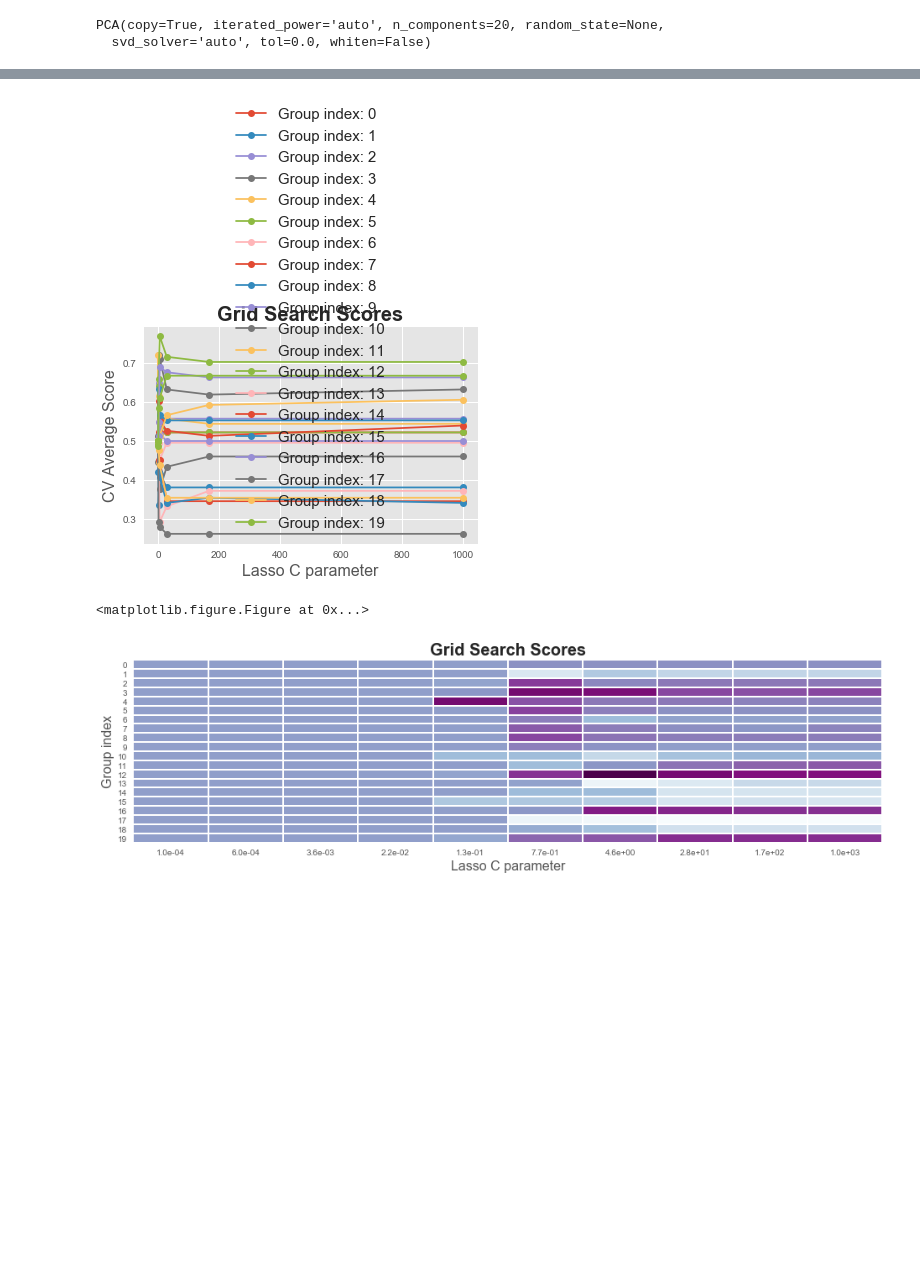
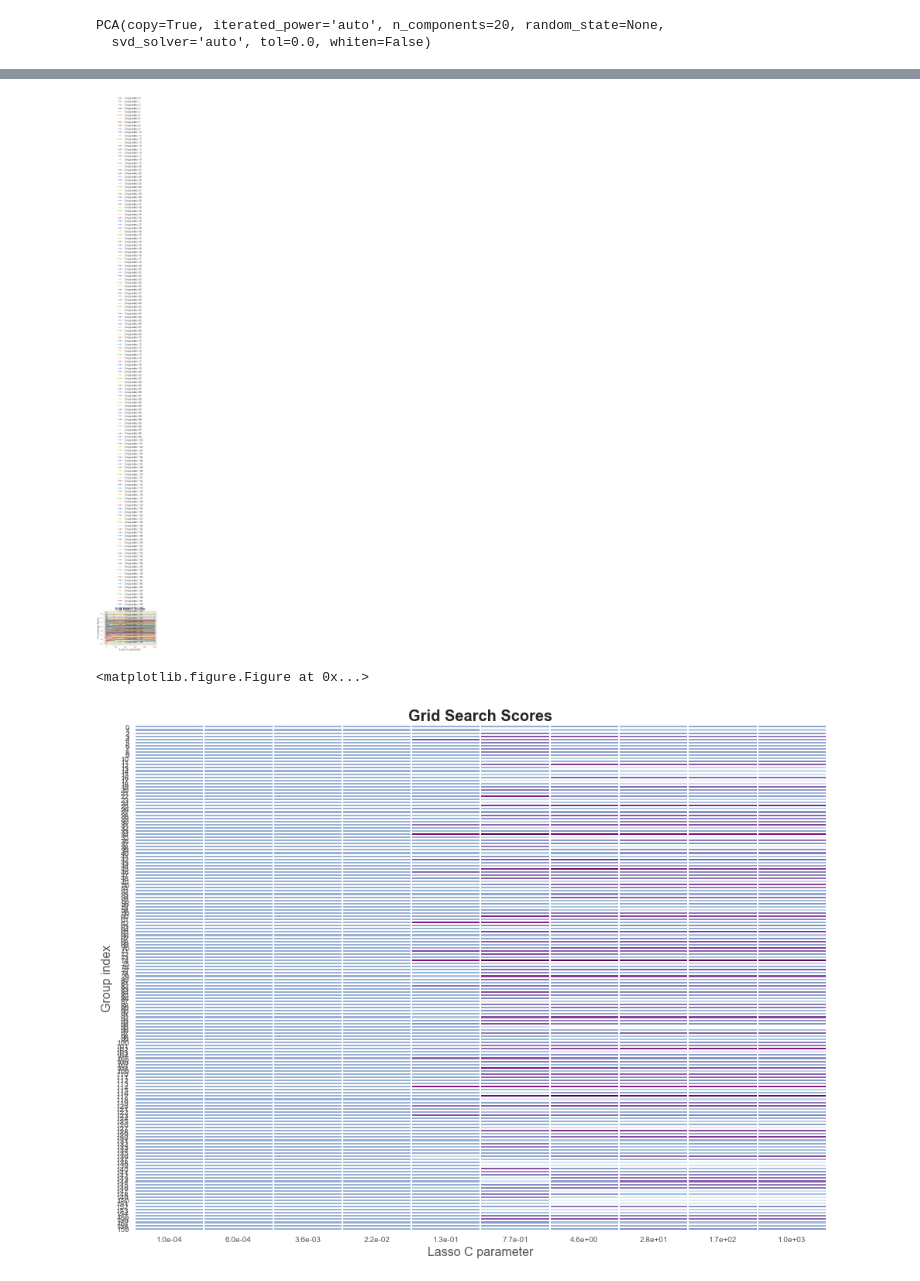
Before and after one commit to yeatmanlab/AFQ-Insight, a Jupyter notebook: dev_pipeline.ipynb, the cells around one changed output, grey strips where cells are left out. Cells and saved outputs as stored; diff of their text form; code cells hidden in the pictures; blank space fills up the shorter version.

Commit message:
Run for all groups in dev_pipeline.ipynb

```diff
--- a/dev_pipeline.ipynb
+++ b/dev_pipeline.ipynb
@@ -78,7 +78,7 @@ steps = [
 
 pipeline = Pipeline(steps)
 # %%
-params_groups = np.arange(20)
+params_groups = np.sort(np.unique(groups))
 params_lasso = np.logspace(-4, 3, 10)
 
 param_grid = {
@@ -159,7 +158,7 @@ plot_grid_search(
     name_param_2='Group index'
 )
 # %% [output]
-[figure, old version]
+[figure, new version]
 # %%
 def grid_search_heatmap(cv_results, score_name, grid_param_1, grid_param_2, name_param_1, name_param_2):
     # Get Test Scores Mean and std for each grid search
@@ -168,41 +167,41 @@ def grid_search_heatmap(cv_results, score_name, grid_param_1, grid_param_2, name
 
     # Plot Grid search scores
     fig = plt.figure()
-    fig, ax = plt.subplots(1,1, figsize=(16, 4))
+    fig, ax = plt.subplots(1,1, figsize=(16, 12))
 
     _ = ax.imshow(scores_mean, aspect='auto', cmap='BuPu')
 
     ax.set_title("Grid Search Scores", fontsize=20, fontweight='bold')
     ax.set_xlabel(name_param_1, fontsize=16)
     ax.set_ylabel(name_param_2, fontsize=16)
 
     # Major ticks
     ax.set_xticks(np.arange(0, len(grid_param_1), 1));
     ax.set_yticks(np.arange(0, len(grid_param_2), 1));
 
     # Labels for major ticks
     ax.set_xticklabels(['{0:3.1e}'.format(i) for i in grid_param_1]);
     ax.set_yticklabels(grid_param_2);
 
     # Minor ticks
     ax.set_xticks(np.arange(-.5, len(grid_param_1), 1), minor=True);
     ax.set_yticks(np.arange(-.5, len(grid_param_2), 1), minor=True);
 
     # Gridlines based on minor ticks
     ax.grid('off')
     ax.grid(which='minor', color='w', linestyle='-', linewidth=2)
 
 # Calling Method
 grid_search_heatmap(
     results, score_name='AUC',
     grid_param_1=params_lasso,
     grid_param_2=params_groups,
     name_param_1='Lasso C parameter',
     name_param_2='Group index'
 )
 # %% [output]
 <matplotlib.figure.Figure at 0x...>
-[figure, old version]
+[figure, new version]
 # %%
 def best_k_groups(cv_results, k, score_name, grid_param_1, grid_param_2):
     # Get Test Scores Mean and std for each grid search
```
Also changed, not shown: parts of 6 cells of this notebook.
